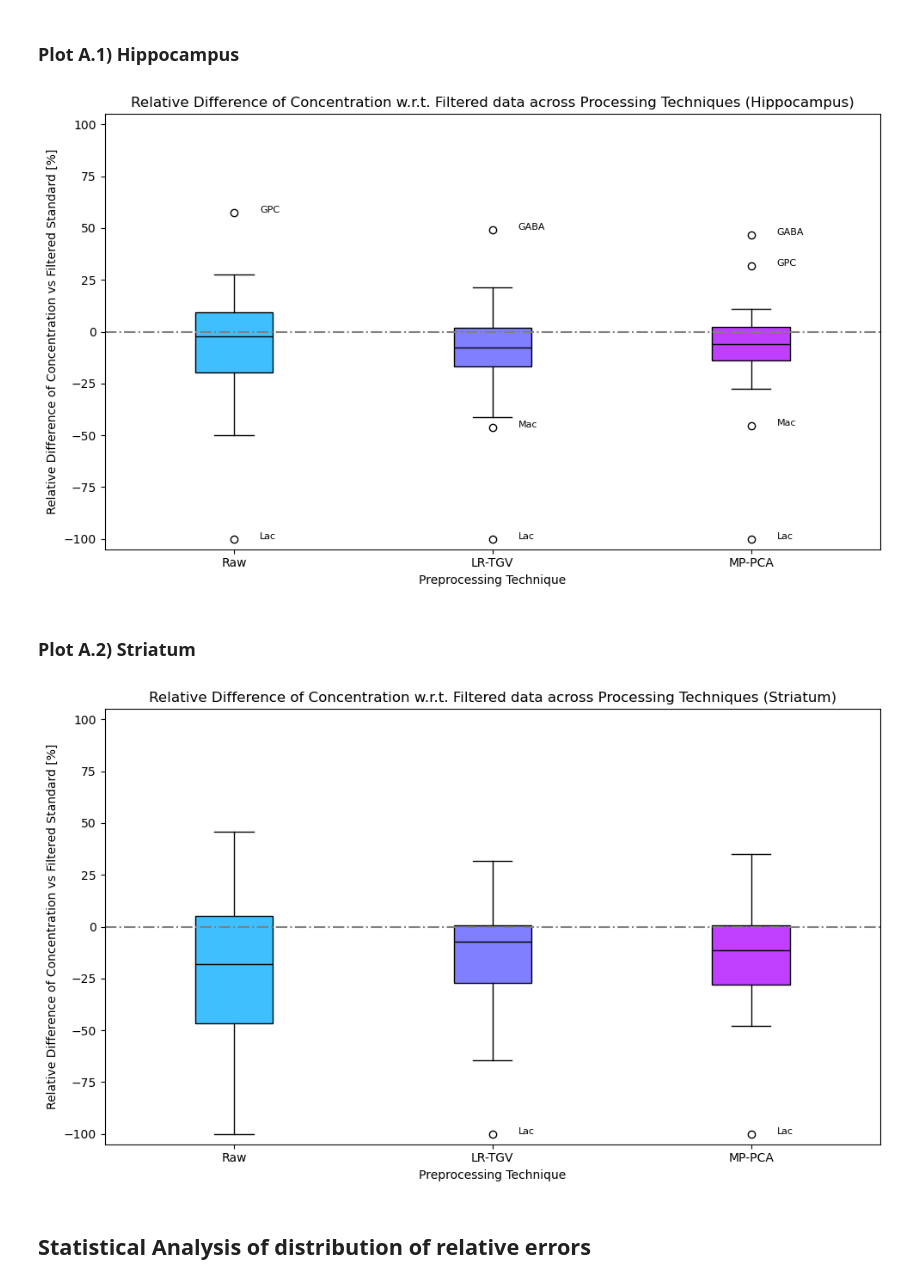
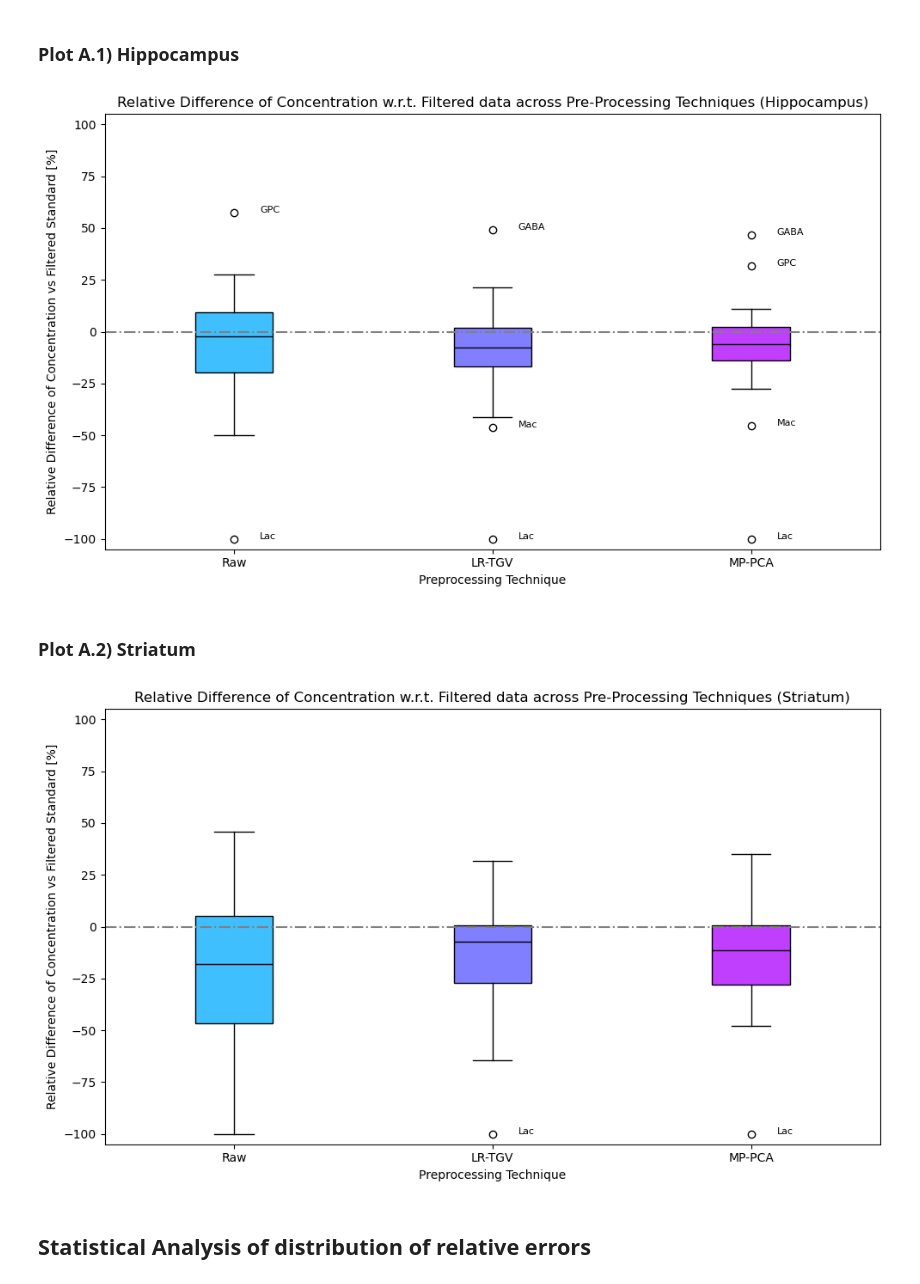
Before and after one commit to AlexisCogne/MRI_Practicals, a Jupyter notebook: Data_Analysis_Notebook.ipynb, the cells around one changed output. Cells and saved outputs as stored; diff of their text form; code cells hidden in the pictures.

```diff
--- a/Data_Analysis_Notebook.ipynb
+++ b/Data_Analysis_Notebook.ipynb
@@ -20,7 +20,7 @@ EXPERIMENTS = ['Filtered', 'Raw', 'LR-TGV', 'MP-PCA']
 REGIONS = ['Hippocampus', 'Striatum']
 MET_NAMES = [
     "Mac", "Cr", "PCr", "Ins", "NAA", "Tau", "PCho", "GPC", "Glu", "Gln", "Ala",
-    "Asc", "Asp", "GABA", "Glc", "GSH", "Lac", "NAAG", "PE", "CPG +PCho", "NAA+NAAG", "Glu+Gln",  "Cr+PCr"
+    "Asc", "Asp", "GABA", "Glc", "GSH", "Lac", "NAAG", "PE", "GPC +PCho", "NAA+NAAG", "Glu+Gln",  "Cr+PCr"
 ]
 
 MET_IGNORED = {"Ala", "Asp", "Cr"}  # Remove specific metabolites we are not interesteed in
@@ -205,39 +185,39 @@ y_data = [Raw_Hipp_vs_Filtered_mean, LR_Hipp_vs_Filtered_mean, MP_Hipp_vs_Filter
 bplot = ax.boxplot(x=y_data, vert=True, patch_artist=True, tick_labels=labels)
 plt.axhline(0, color="gray", linestyle="-.")
 
-plt.title('Relative Difference of Concentration w.r.t. Filtered data across Processing Techniques (Hippocampus)')
+plt.title('Relative Difference of Concentration w.r.t. Filtered data across Pre-Processing Techniques (Hippocampus)')
 plt.xlabel('Preprocessing Technique')
 plt.ylabel('Relative Difference of Concentration vs Filtered Standard [%]')
 
 # Set the facecolor for each box
 for patch, color in zip(bplot['boxes'], colors):
     patch.set_facecolor(color)
 
 # Define the offset for labels
 x_offset = 0.1  # Horizontal offset
 y_offset = 0.02  # Vertical offset (can be negative or positive)
 
 # Label the outliers
 for i, (series, fliers) in enumerate(zip(y_data, bplot['fliers'])):
     y_outliers = fliers.get_ydata()  # Get the y-coordinates of the outliers
     for j, y in enumerate(y_outliers):
         index = series[series == y].index  # Get the index of the outlier
         if not index.empty:  # Check if an index was found
             # Adjust the x and y positions with the offsets
             ax.text(
                 i + 1 + x_offset,  # Shift horizontally
                 y + y_offset,      # Shift vertically
                 f'{index[0]}',
                 ha='left', fontsize=8, color='black'
             )
 # Change the color of the median lines
 for median in bplot['medians']:
     median.set_color('black')
 ax.set_ylim([-105,105])
 plt.tight_layout()
 plt.show()
 # %% [output]
-[figure, old version]
+[figure, new version]
 # %% [markdown]
 ### Plot A.2)  Striatum
 # %%
@@ -249,7 +229,7 @@ y_data = [Raw_Stri_vs_Filtered_mean, LR_Stri_vs_Filtered_mean, MP_Stri_vs_Filter
 bplot = ax.boxplot(x=y_data, vert=True, patch_artist=True, tick_labels=labels)
 plt.axhline(0, color="gray", linestyle="-.")
 
-plt.title('Relative Difference of Concentration w.r.t. Filtered data across Processing Techniques (Striatum)')
+plt.title('Relative Difference of Concentration w.r.t. Filtered data across Pre-Processing Techniques (Striatum)')
 plt.xlabel('Preprocessing Technique')
 plt.ylabel('Relative Difference of Concentration vs Filtered Standard [%]')
 
@@ -283,7 +263,7 @@ ax.set_ylim([-105,105])
 plt.tight_layout()
 plt.show()
 # %% [output]
-[figure, old version]
+[figure, new version]
 # %% [markdown]
 ## Statistical Analysis of distribution of relative errors
 # %%
```
Also changed, not shown: parts of 8 cells of this notebook.
